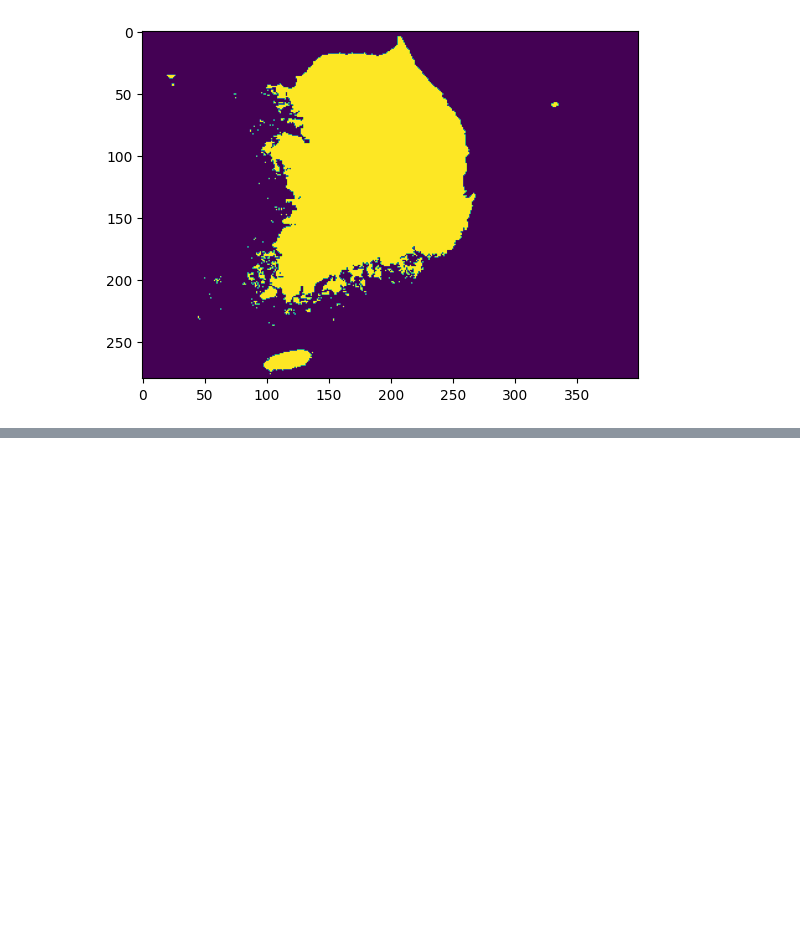
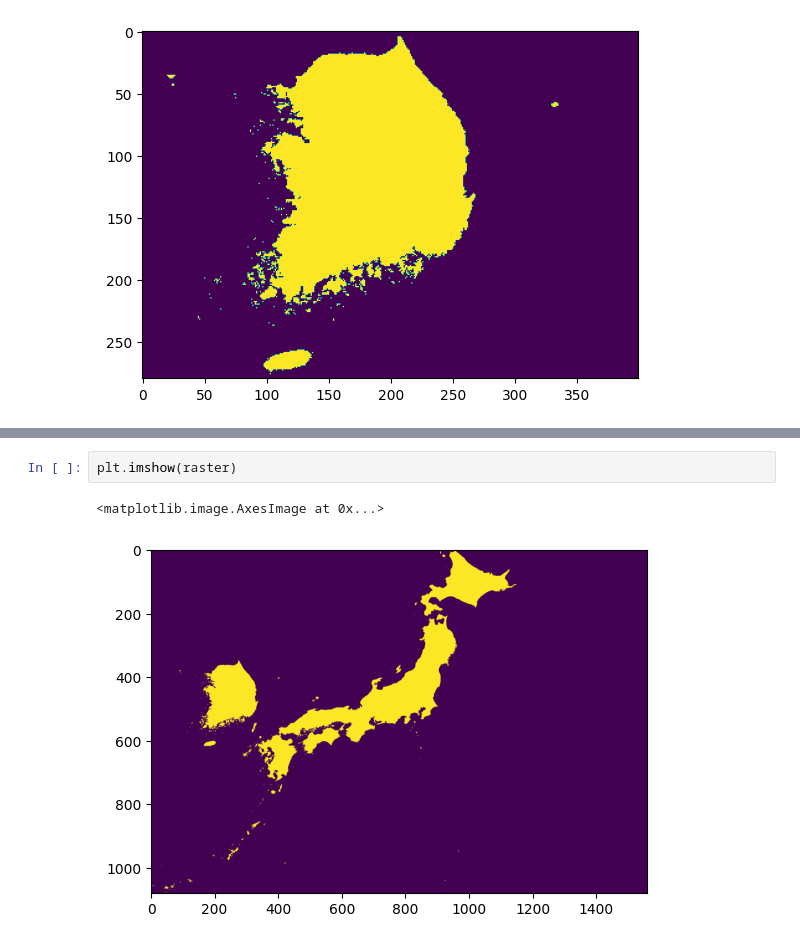
Before and after one commit to KLKua/DeepSDM, a Jupyter notebook: 00_Download_env.ipynb, the cells around one changed output, grey strips where cells are left out. Drawn from its saved outputs; the diff is of its cells as text; blank space fills up the shorter version.

```diff
--- a/00_Download_env.ipynb
+++ b/00_Download_env.ipynb
@@ -417,0 +469,5 @@ plt.imshow(raster)
+# %%
+plt.imshow(raster)
+# %% [output]
+<matplotlib.image.AxesImage at 0x...>
+[figure, added]
```
Also changed, not shown: parts of 3 cells of this notebook.
